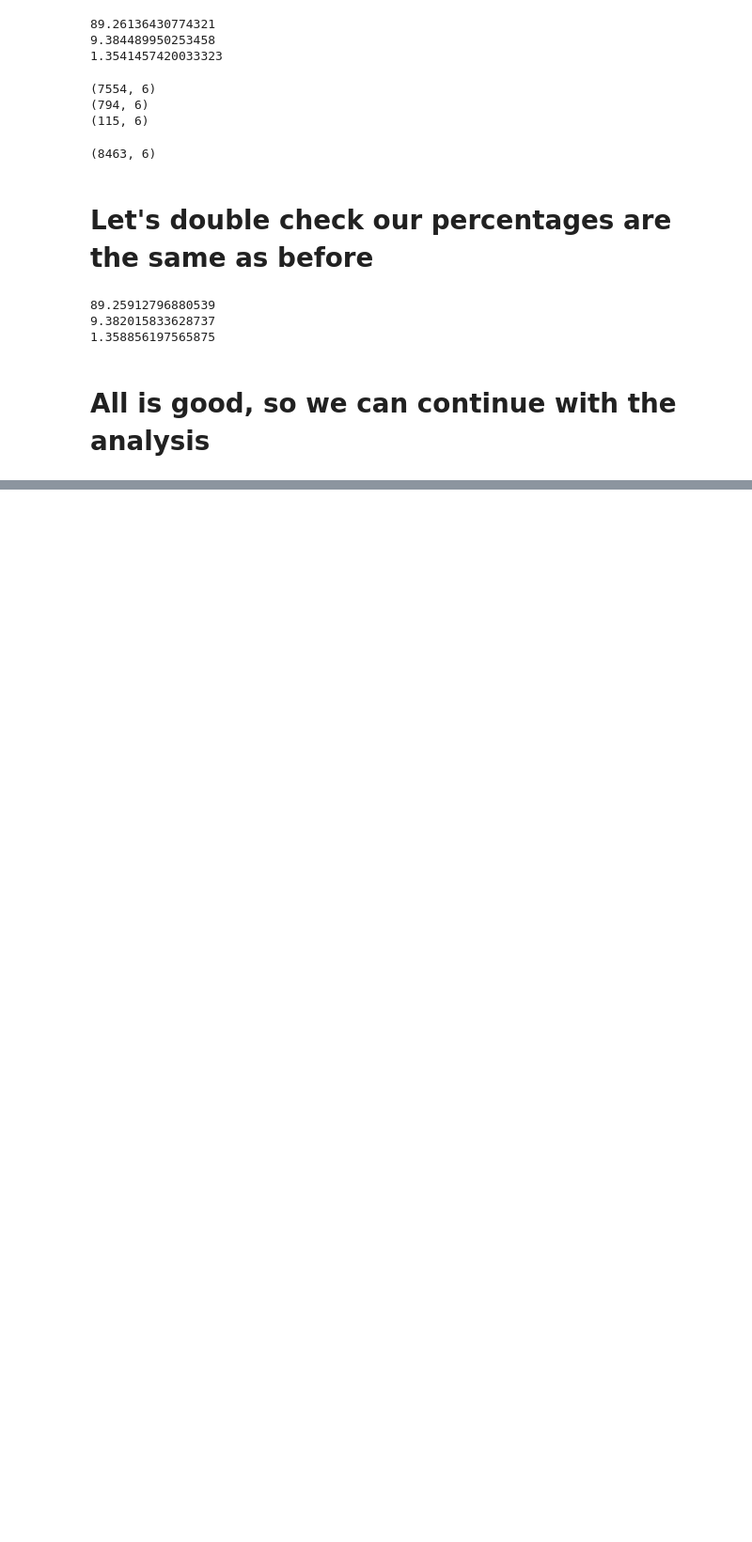
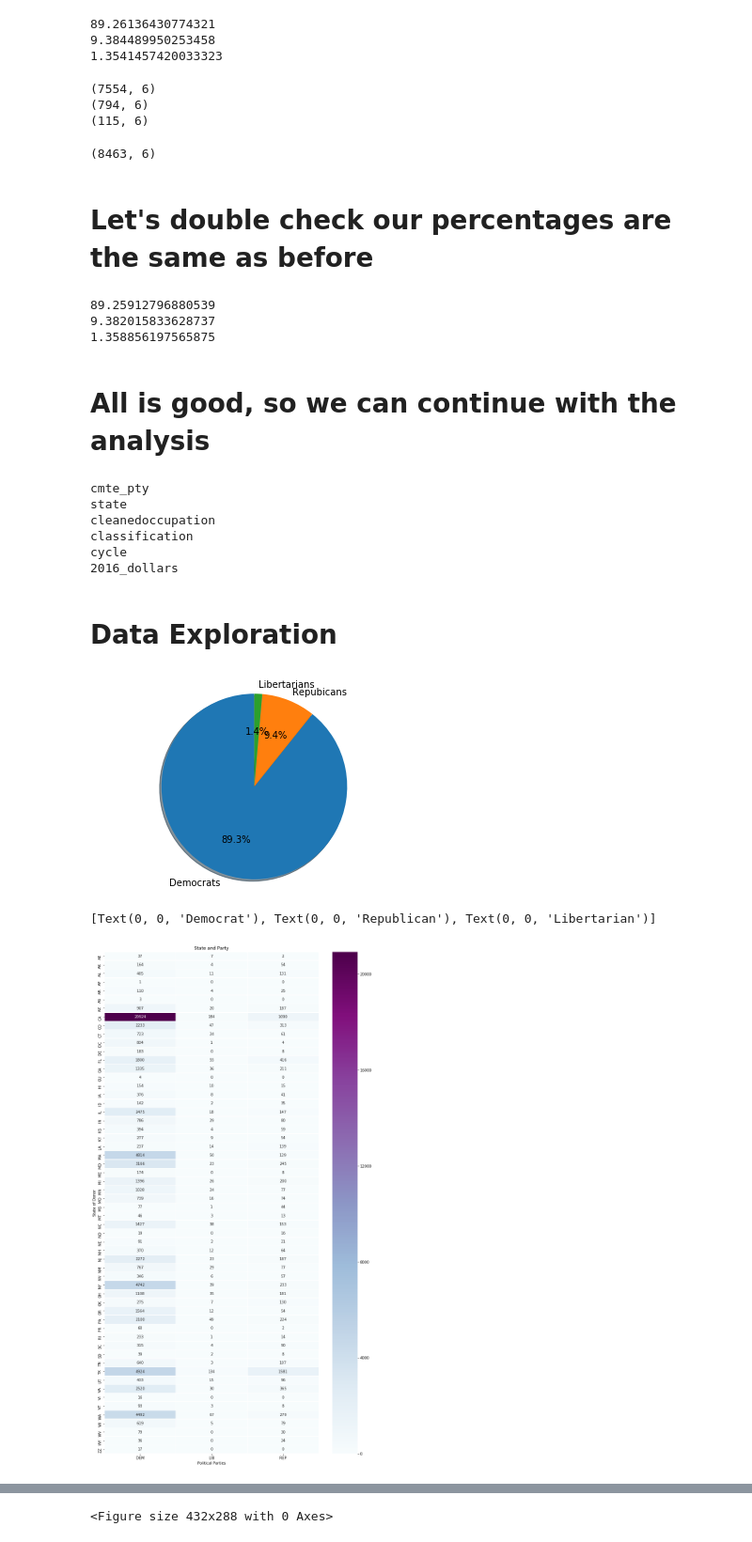
Before and after one commit to alyssapacleb/DataAnalytics, a Jupyter notebook: Final_Notebook.ipynb, the cells around one changed output, grey strips where cells are left out. Shown at 94% size. Saved outputs shown, nothing was run; the diff lists cells and outputs as text; code cells hidden in the pictures; blank space fills up the shorter version.

Commit message:
Sampled + data exploration done + clean parties

```diff
--- a/Final_Notebook.ipynb
+++ b/Final_Notebook.ipynb
@@ -244,0 +243,77 @@ print(strat_lib_percentage) # and 1.35% to be libertarian
+# %%
+for col in whole_data.columns:
+    print(col)
+# %% [output]
+cmte_pty
+state
+cleanedoccupation
+classification
+cycle
+2016_dollars
+# %% [markdown]
+# Data Exploration
+# %%
+import seaborn as sns
+dem = whole_data[whole_data['cmte_pty'] == 'DEM']
+rep = whole_data[whole_data['cmte_pty'] == 'REP']
+lib = whole_data[whole_data['cmte_pty'] == 'LIB']
+
+ticklabels = ['Democrat', 'Republican', 'Libertarian']
+
+# 1 cmte_pty
+labels = 'Democrats', 'Repubicans', 'Libertarians'
+sizes = [strat_dem_percentage, strat_rep_percentage, strat_lib_percentage]
+explode = (0, 0.0, 0)  # only "explode" the 2nd slice
+fig1, ax1 = plt.subplots()
+ax1.pie(sizes, explode=explode, labels=labels, autopct='%1.1f%%',
+        shadow=True, startangle=90)
+ax1.axis('equal')  # Equal aspect ratio ensures that pie is drawn as a circle.
+plt.show()
+
+# 2 state
+state_graph = whole_data.groupby(['state','cmte_pty']).size().reset_index(name='counts')
+state_piv = state_graph.pivot("state", "cmte_pty", "counts")
+state_piv = state_piv.replace(np.nan, 0)
+fig2, ax2 = plt.subplots(figsize=(13, 25))
+sns.heatmap(state_piv, annot=True, linewidths=.5, ax=ax2, cmap='BuPu',fmt='g')
+ax2.axes.set_title("State and Party");
+ax2.axes.set_xlabel('Political Parties')
+ax2.axes.set_ylabel('State of Donor')
+
+# 3 cleanedoccupation- this is stupid we shouldn't do this lmao
+
+# 4 classification
+occupation_graph = whole_data.groupby(['classification','cmte_pty']).size().reset_index(name='counts')
+occupation_piv = occupation_graph.pivot("classification", "cmte_pty", "counts")
+occupation_piv = occupation_piv.replace(np.nan, 0)
+fig3, ax3 = plt.subplots(figsize=(13, 6))
+sns.heatmap(occupation_piv, annot=True, linewidths=.5, ax=ax3, cmap='BuPu',fmt='g')
+ax3.axes.set_title("State and Party");
+ax3.axes.set_xlabel('Political Parties')
+ax3.axes.set_ylabel('Occupation Classification of Donor')
+
+# 5 cycle
+cycle_graph = whole_data.groupby(['cycle','cmte_pty']).size().reset_index(name='counts')
+cycle_piv = cycle_graph.pivot("cycle", "cmte_pty", "counts")
+cycle_piv = cycle_piv.replace(np.nan, 0)
+fig5, ax5 = plt.subplots(figsize=(13, 6))
+sns.heatmap(cycle_piv, annot=True, linewidths=.5, ax=ax5, cmap='BuPu',fmt='g')
+ax5.axes.set_title("State and Party");
+ax5.axes.set_xlabel('Political Parties')
+ax5.axes.set_ylabel('Occupation Classification of Donor')
+
+# 6 2016_dollars
+
+plt.figure()
+fig6, ax6 = plt.subplots(figsize=(13, 10))
+ax6.set_title('Donation amount and Political Party')
+ax6.set_xlabel('Political Party')
+ax6.set_ylabel('Donation Amount')
+ax6.yaxis.grid(True, linestyle='-', which='major', color='lightgrey',
+               alpha=0.5)
+ax6.boxplot([dem['2016_dollars'], rep['2016_dollars'], lib['2016_dollars']])
+ax6.set_xticklabels(ticklabels)
+# %% [output]
+[figure, added]
+[Text(0, 0, 'Democrat'), Text(0, 0, 'Republican'), Text(0, 0, 'Libertarian')]
+[figure, added]
@@ -244,0 +322 @@ print(strat_lib_percentage) # and 1.35% to be libertarian
+<Figure size 432x288 with 0 Axes>
```
Also changed, not shown: parts of 3 cells of this notebook.
